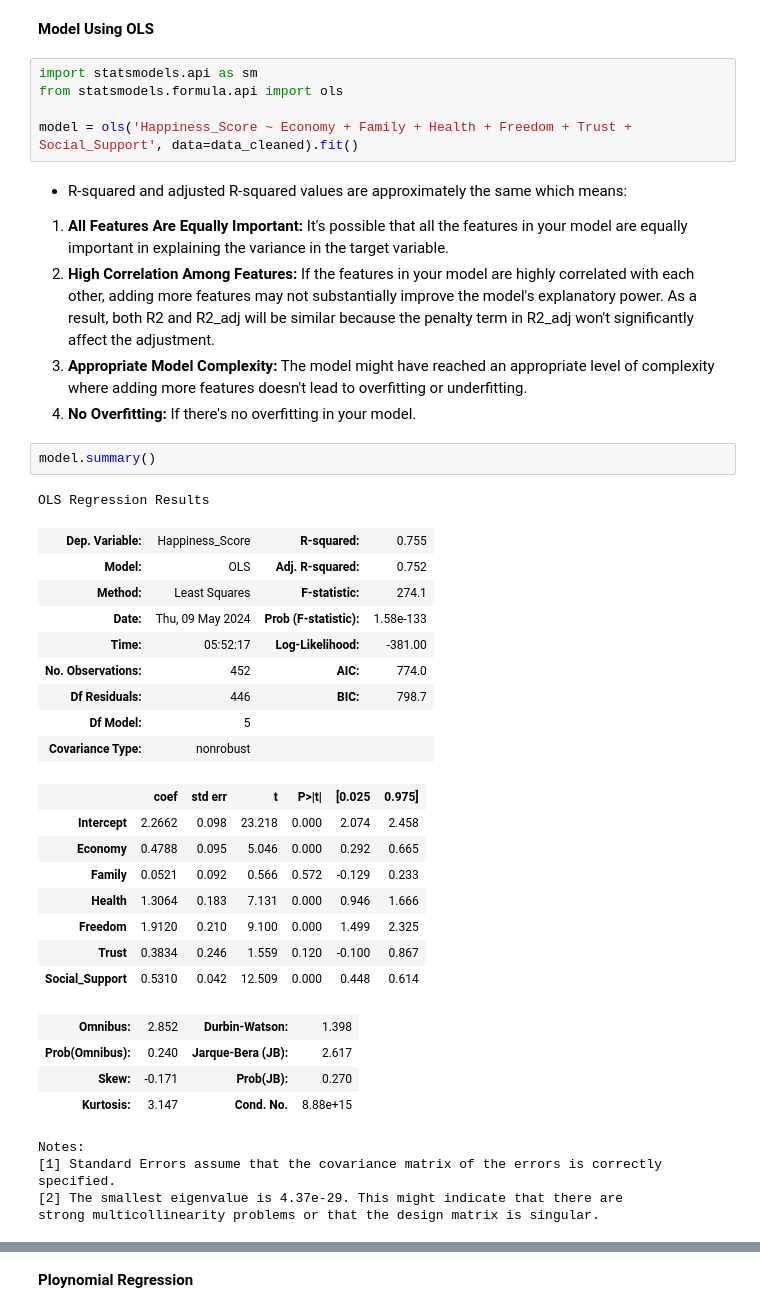
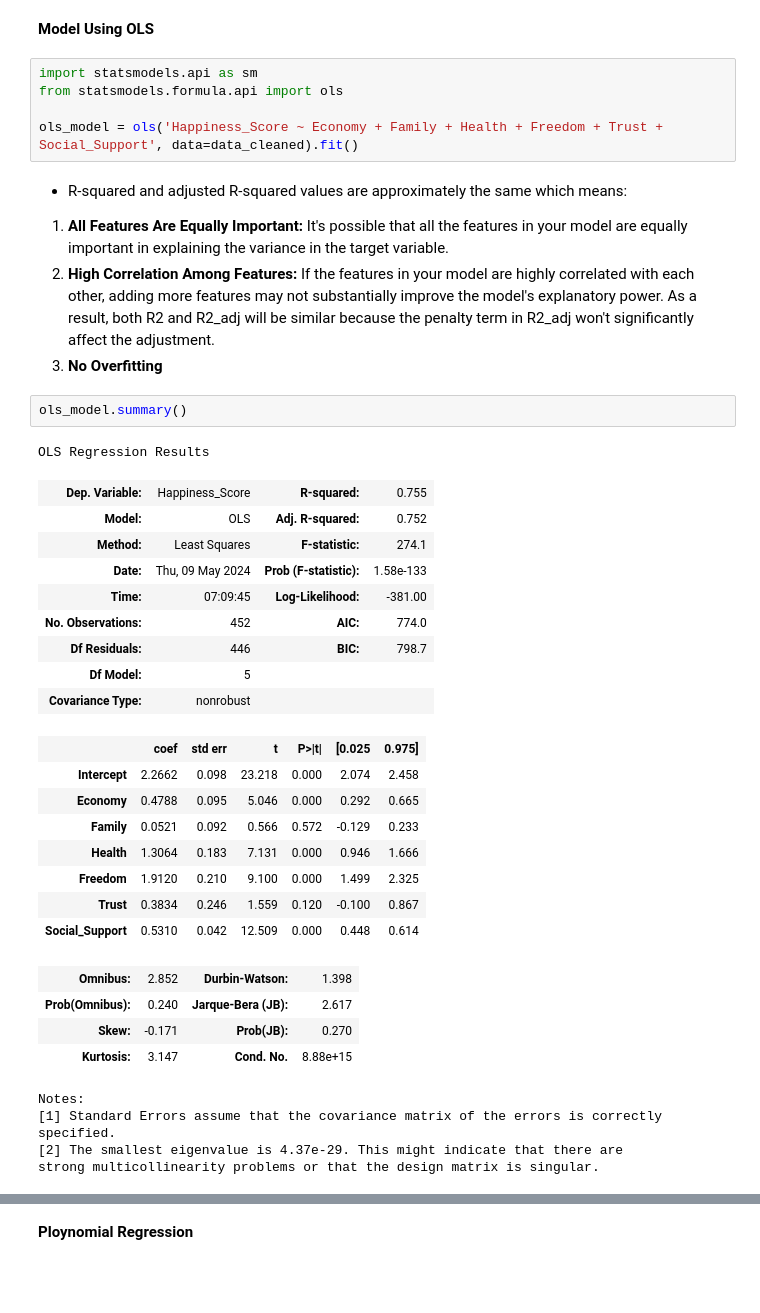
Before and after one commit to apdo60311/regression-analyzer, a Jupyter notebook: notebooks/regression_model.ipynb, the cells around one changed output, grey strips where cells are left out. Cells and saved outputs as stored; diff of their text form; blank space fills up the shorter version.

```diff
--- a/notebooks/regression_model.ipynb
+++ b/notebooks/regression_model.ipynb
@@ -647,22 +601,21 @@ Model: Ridge, Train RMSE: 0.59, Test RMSE: 0.51
 import statsmodels.api as sm
 from statsmodels.formula.api import ols
 
-model = ols('Happiness_Score ~ Economy + Family + Health + Freedom + Trust + Social_Support', data=data_cleaned).fit()
+ols_model = ols('Happiness_Score ~ Economy + Family + Health + Freedom + Trust + Social_Support', data=data_cleaned).fit()
 # %% [markdown]
 * R-squared and adjusted R-squared values are approximately the same which means:
 1. **All Features Are Equally Important:** It's possible that all the features in your model are equally important in explaining the variance in the target variable.
 2. **High Correlation Among Features:** If the features in your model are highly correlated with each other, adding more features may not substantially improve the model's explanatory power. As a result, both R2 and R2_adj will be similar because the penalty term in R2_adj won't significantly affect the adjustment.
-3. **Appropriate Model Complexity:** The model might have reached an appropriate level of complexity where adding more features doesn't lead to overfitting or underfitting.
-4. **No Overfitting:** If there's no overfitting in your model.
+3. **No Overfitting**
 # %%
-model.summary()
+ols_model.summary()
 # %% [output]
 OLS Regression Results
 | Dep. Variable: | Happiness_Score | R-squared: | 0.755 |
 | Model: | OLS | Adj. R-squared: | 0.752 |
 | Method: | Least Squares | F-statistic: | 274.1 |
 | Date: | Thu, 09 May 2024 | Prob (F-statistic): | 1.58e-133 |
-| Time: | 05:52:17 | Log-Likelihood: | -381.00 |
+| Time: | 07:09:45 | Log-Likelihood: | -381.00 |
 | No. Observations: | 452 | AIC: | 774.0 |
 | Df Residuals: | 446 | BIC: | 798.7 |
 | Df Model: | 5 |  |  |
```
Also changed, not shown: parts of 18 cells of this notebook.
